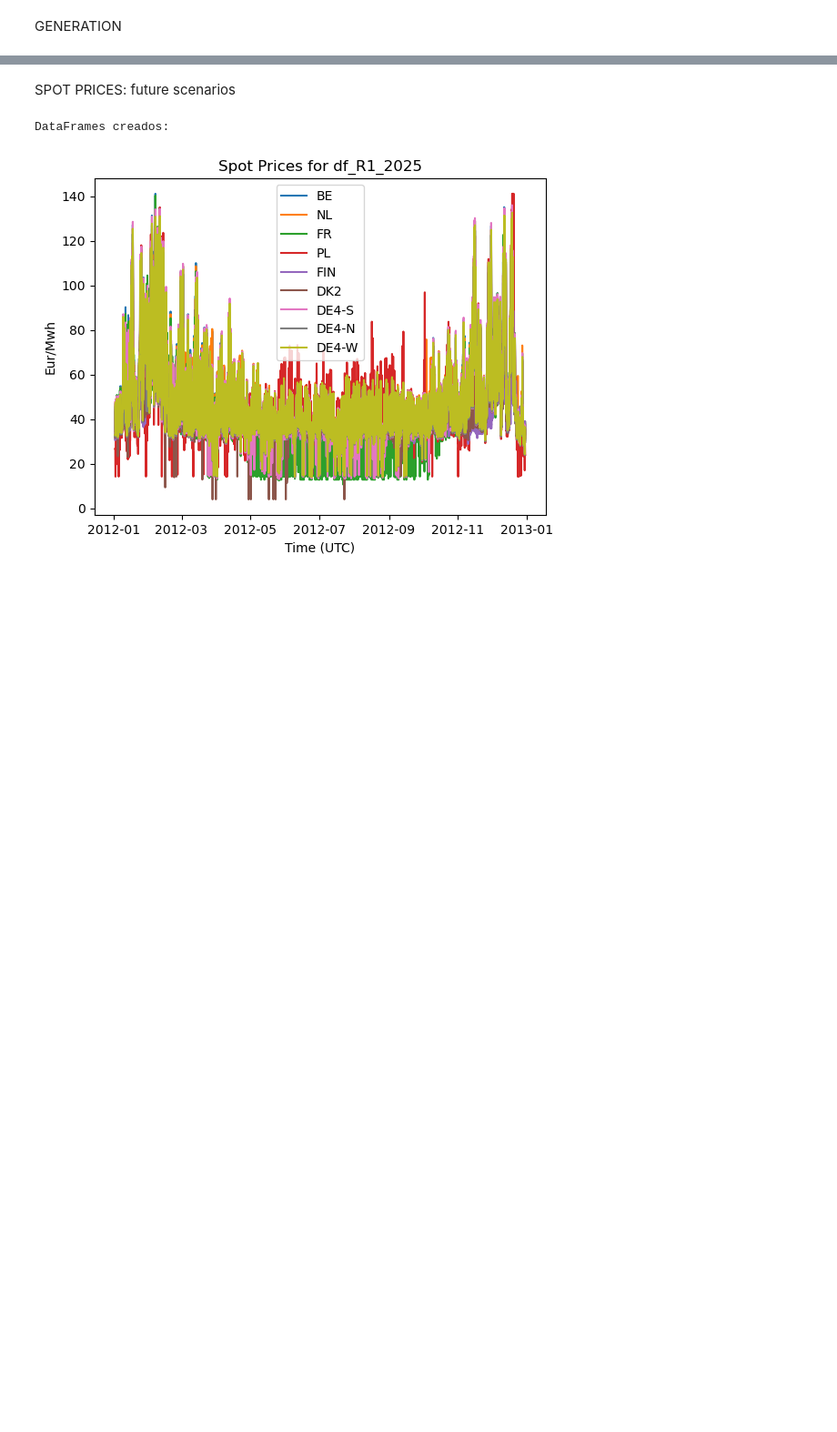
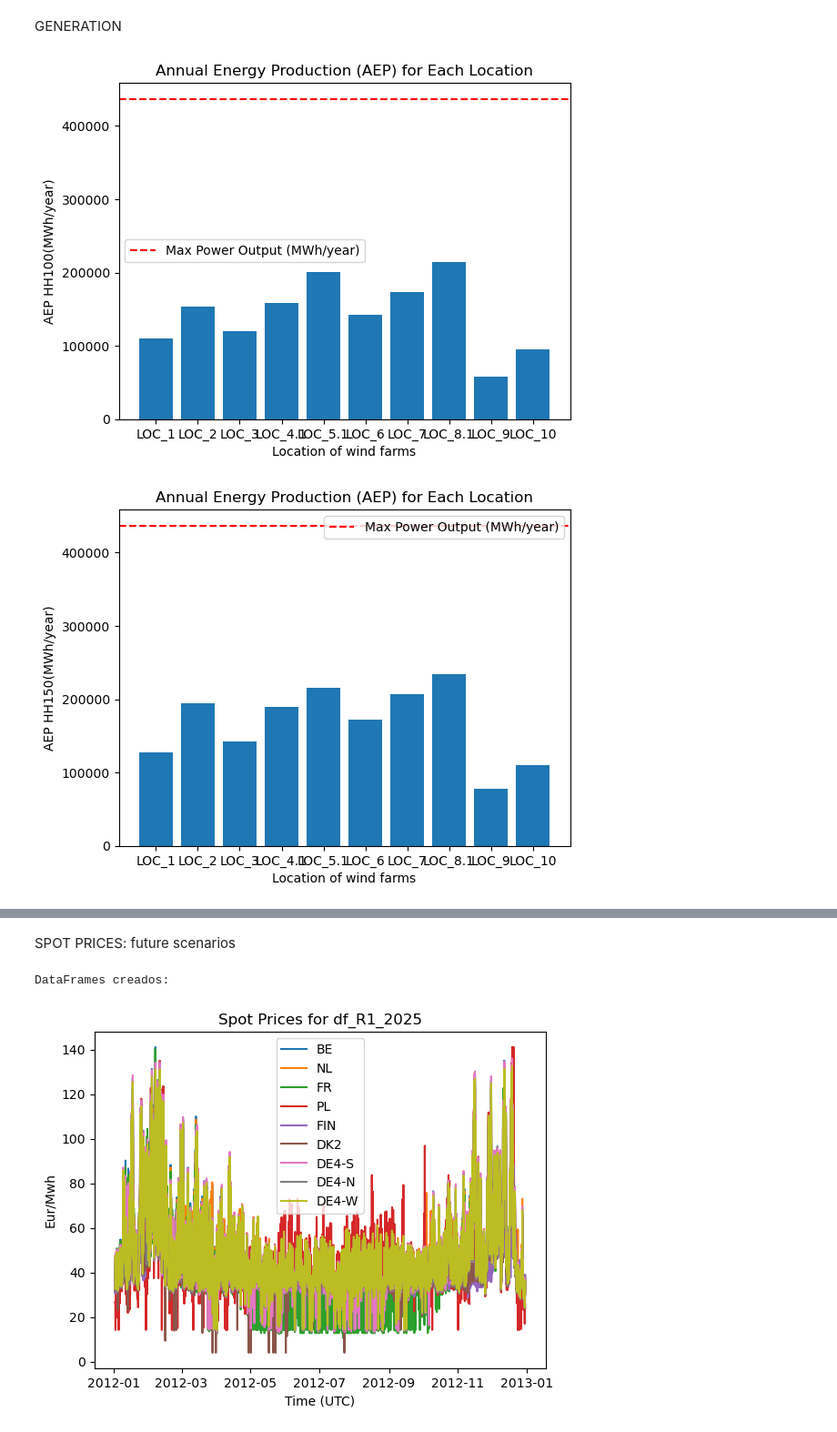
Before and after one commit to natalia-gutov/MScThesis, a Jupyter notebook: BASE_CASE/Revenues.ipynb, the cells around one changed output, grey strips where cells are left out. Shown: that part at 91% size. Drawn from its saved outputs; the diff is of its cells as text; code cells hidden in the pictures; blank space fills up the shorter version.

```diff
--- a/BASE_CASE/Revenues.ipynb
+++ b/BASE_CASE/Revenues.ipynb
@@ -90,30 +90,85 @@ def out_year_timeseries_PV(sel_year, locations):
     # Filter the column 'time' inside df_P_PV for the chosen year
     df_P_PV_year = df_P_PV[df_P_PV['time'].dt.year == sel_year]
 
     # Create a dictionary to store the time series data for each location
     time_series = pd.DataFrame()
 
     # Get the time series data for each location
     for location in locations:
         time_series[location] = df_P_PV_year[location]
 
     return time_series
 
 # sel_year = 2012
 locs_w = ['LOC_1', 'LOC_2', 'LOC_3', 'LOC_4.1', 'LOC_5.1', 'LOC_6', 'LOC_7', 'LOC_8.1', 'LOC_9', 'LOC_10']
 locs_s = ['LOC_1', 'LOC_2', 'LOC_3', 'LOC_4.2', 'LOC_5.2', 'LOC_6', 'LOC_7', 'LOC_8.2', 'LOC_9', 'LOC_10']
 time_series_data_PV = out_year_timeseries_PV(sel_year, locs_s)
 
 loc_data_series_PV = pd.DataFrame()
 for location, series in time_series_data_PV.items():
     loc_data_series_PV[location] = series
 
 df_P_PV_year = df_P_PV[df_P_PV['time'].dt.year == sel_year]
 P_PV_1_data = pd.DataFrame({'time': df_P_PV_year['time'][24:-24], 'LOC_1': loc_data_series_PV['LOC_1'][24:-24]* cap_inst})
 P_PV_2_data = pd.DataFrame({'time': df_P_PV_year['time'][24:-24], 'LOC_2': loc_data_series_PV['LOC_2'][24:-24]* cap_inst})
 P_PV_3_data = pd.DataFrame({'time': df_P_PV_year['time'][24:-24], 'LOC_3': loc_data_series_PV['LOC_3'][24:-24]* cap_inst})
 P_PV_4_2_data = pd.DataFrame({'time': df_P_PV_year['time'][24:-24], 'LOC_4_2': loc_data_series_PV['LOC_4.2'][24:-24]* cap_inst})
 P_PV_5_2_data = pd.DataFrame({'time': df_P_PV_year['time'][24:-24], 'LOC_5_2': loc_data_series_PV['LOC_5.2'][24:-24]* cap_inst})
 P_PV_6_data = pd.DataFrame({'time': df_P_PV_year['time'][24:-24], 'LOC_6': loc_data_series_PV['LOC_6'][24:-24]* cap_inst})
 P_PV_7_data = pd.DataFrame({'time': df_P_PV_year['time'][24:-24], 'LOC_7': loc_data_series_PV['LOC_7'][24:-24]* cap_inst})
 P_PV_8_2_data = pd.DataFrame({'time': df_P_PV_year['time'][24:-24], 'LOC_8_2': loc_data_series_PV['LOC_8.2'][24:-24]* cap_inst})
+P_PV_9_data = pd.DataFrame({'time': df_P_PV_year['time'][24:-24], 'LOC_9': loc_data_series_PV['LOC_9'][24:-24]* cap_inst})
+P_PV_10_data = pd.DataFrame({'time': df_P_PV_year['time'][24:-24], 'LOC_10': loc_data_series_PV['LOC_10'][24:-24]* cap_inst})
+# ANNUAL GENERATION
+
+# locs_w = ['LOC_1', 'LOC_2', 'LOC_3', 'LOC_4.1', 'LOC_5.1', 'LOC_6', 'LOC_7', 'LOC_8.1', 'LOC_9', 'LOC_10']
+AEP_100values = []
+
+for loc in locs_w:
+    loc_name = loc.replace('.', '_')
+    AEP = np.sum((loc_data_series_100[loc][24:-24].to_numpy()) * cap_inst)
+    AEP_100values.append(AEP)
+    exec(f"Loc_{loc_name}_AEP100 = AEP")
+
+plt.bar(locs_w, AEP_100values)
+plt.xlabel('Location of wind farms')
+plt.ylabel('AEP HH100(MWh/year)')
+plt.title('Annual Energy Production (AEP) for Each Location')
+plt.axhline(8736*50, color='r', linestyle='--', label='Max Power Output (MWh/year)')
+plt.legend()
+plt.show()
+
+AEP_150values = []
+
+for loc in locs_w:
+    loc_name = loc.replace('.', '_')
+    AEP = np.sum((loc_data_series_150[loc][24:-24].to_numpy()) * cap_inst)
+    AEP_150values.append(AEP)
+    exec(f"Loc_{loc_name}_AEP150 = AEP")
+
+plt.bar(locs_w, AEP_150values)
+plt.xlabel('Location of wind farms')
+plt.ylabel('AEP HH150(MWh/year)')
+plt.title('Annual Energy Production (AEP) for Each Location')
+plt.axhline(8736*50, color='r', linestyle='--', label='Max Power Output (MWh/year)')
+plt.legend()
+plt.show()
+
+AEP_PVvalues = []
+
+for loc in locs_s:
+    loc_name = loc.replace('.', '_')
+    AEP = np.sum((loc_data_series_PV[loc][24:-24].to_numpy()) * cap_inst)
+    AEP_PVvalues.append(AEP)
+    exec(f"Loc_{loc_name}_AEPPV = AEP")
+
+plt.bar(locs_s, AEP_PVvalues)
+plt.xlabel('Location of solar farms')
+plt.ylabel('AEP (MWh/year)')
+plt.title('Annual Energy Production (AEP) for Each Location')
+plt.axhline(8736*50, color='r', linestyle='--', label='Max Power Output (MWh/year)')
+plt.legend()
+plt.show()
+# %% [output]
+[figure, added]
+[figure, added]
```
Also changed, not shown: parts of 5 cells of this notebook, 3 other files.
